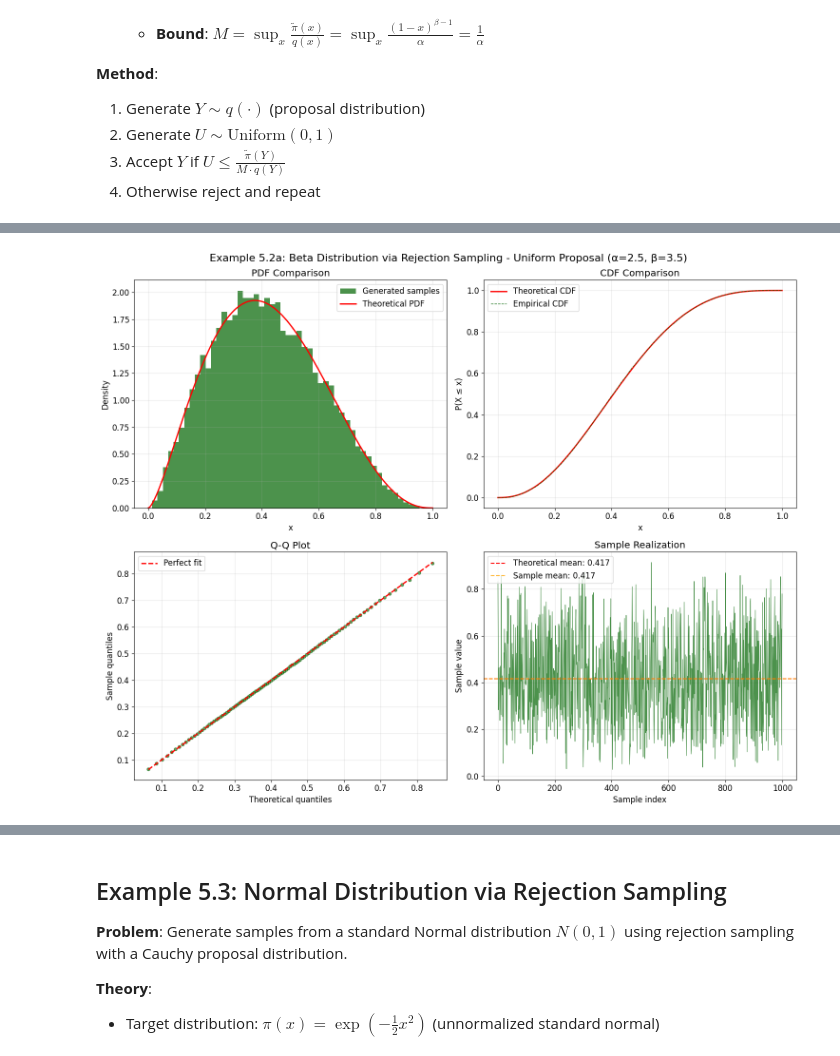
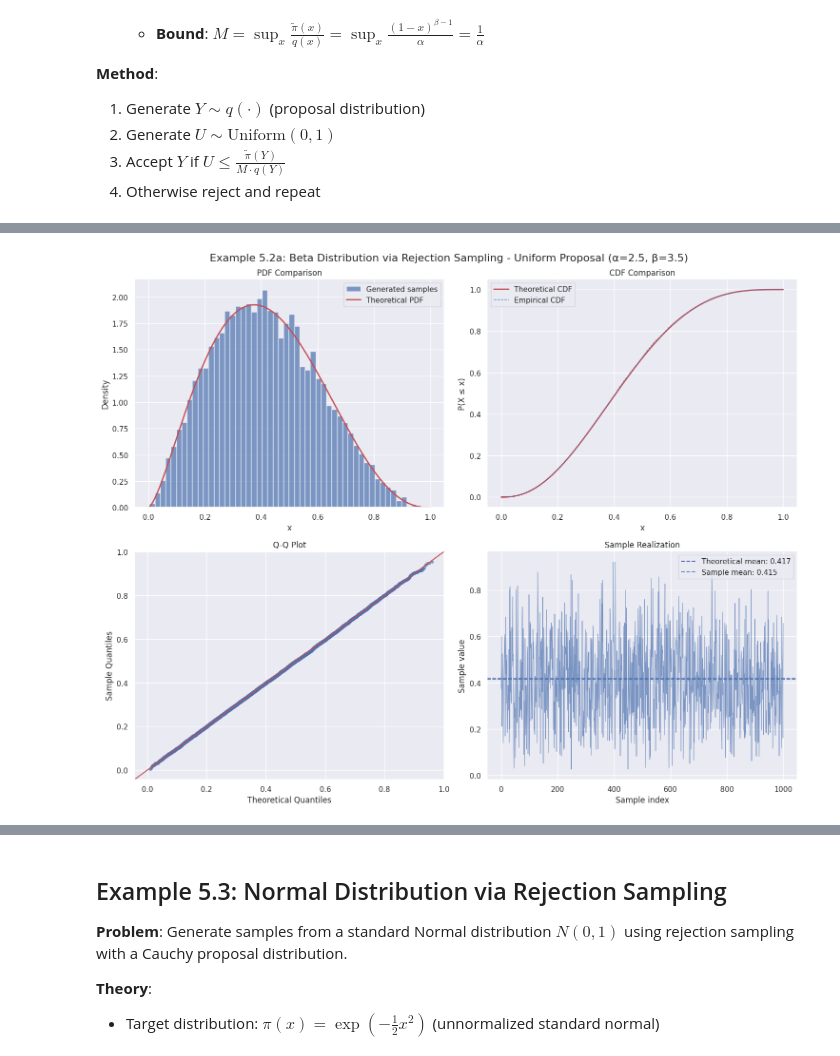
Before and after one commit to carsten-j/mc-lab, a Jupyter notebook: notebooks/week1.ipynb, the cells around one changed output, grey strips where cells are left out. Cells and saved outputs as stored; diff of their text form; code cells hidden in the pictures.

```diff
--- a/notebooks/week1.ipynb
+++ b/notebooks/week1.ipynb
@@ -36,15 +33,16 @@ print("🎉 Ready to use mc-lab!")
 # %%
 import matplotlib.pyplot as plt
 import numpy as np
+import seaborn as sns
 from scipy import stats
 
+from mc_lab.box_muller import box_muller
 from mc_lab.distribution_comparison import distribution_comparison
-
-# Import mc_lab functionality
 from mc_lab.importance_sampling import ImportanceSampler
 from mc_lab.inverse_transform import InverseTransformSampler
 from mc_lab.moment_comparison import compare_distribution_moments
 from mc_lab.plotting import plot_distribution_analysis
+from mc_lab.rejection_sampling import RejectionSampler
 
 # Set random seed for reproducibility
 np.random.seed(42)
@@ -54,6 +52,9 @@ plt.style.use("default")
 plt.rcParams["figure.figsize"] = (12, 8)
 plt.rcParams["font.size"] = 12
 
+sns.set_theme(style="darkgrid")
+sns.color_palette("tab10")
+
 n_samples = 10000
 # %% [markdown]
 # Inversion Method
@@ -815,18 +636,10 @@ plot_distribution_analysis(
 4. Otherwise reject and repeat
 # %%
 # Example 5.2a: Beta Distribution via Rejection Sampling - Case 1 (α, β ≥ 1)
-from mc_lab.rejection_sampling import RejectionSampler
 
 # Parameters for Case 1: α, β ≥ 1
 alpha_rej1 = 2.5
 beta_rej1 = 3.5
-n_samples_rej1 = 10000
-
-print(
-    f"Example 5.2a: Beta Distribution Beta({alpha_rej1}, {beta_rej1}) - Case 1 (α, β ≥ 1)"
-)
-print("Method: Rejection sampling with uniform proposal distribution")
-print()
 
 
 # Define target PDF (unnormalized Beta density)
@@ -875,7 +688,7 @@ sampler_beta_rej1 = RejectionSampler(
 
 # Generate samples
 print("Generating samples...")
-samples_beta_rej1 = sampler_beta_rej1.sample(n_samples_rej1)
+samples_beta_rej1 = sampler_beta_rej1.sample(n_samples)
 
 # Get sampling statistics
 stats_case1 = sampler_beta_rej1.get_stats()
@@ -883,13 +696,4 @@ print("Sampling completed!")
 print(f"Acceptance rate: {stats_case1['acceptance_rate']:.4f}")
 print(f"Total proposals: {stats_case1['total_proposals']}")
 print(f"Used M value: {stats_case1['current_M']:.6f}")
-print()
-
-print(f"Sample mean: {np.mean(samples_beta_rej1):.4f}")
-print(f"Sample variance: {np.var(samples_beta_rej1):.6f}")
-print(f"Sample standard deviation: {np.std(samples_beta_rej1):.6f}")
-print(
-    f"Sample range: [{np.min(samples_beta_rej1):.6f}, {np.max(samples_beta_rej1):.6f}]"
-)
-print()
 # %% [output]
@@ -1100,19 +786,18 @@ Case 2 theoretical acceptance rate: 0.7000
 # %%
 # Visualization for Example 5.2a: Beta Distribution - Case 1 (Rejection Sampling)
 scipy_beta_dist_rej1 = stats.beta(a=alpha_rej1, b=beta_rej1)
 plot_distribution_analysis(
     samples=samples_beta_rej1,
     distribution_name="Beta",
     example_number="5.2a",
     method_description=f"Rejection Sampling - Uniform Proposal (α={alpha_rej1}, β={beta_rej1})",
     theoretical_mean=theoretical_mean_rej1,
     sample_mean=sample_mean_rej1,
     scipy_dist=scipy_beta_dist_rej1,
-    color="darkgreen",
     x_range=(0, 1),
 )
 # %% [output]
-[figure, old version]
+[figure, new version]
 # %%
 # Visualization for Example 5.2b: Beta Distribution - Case 2 (Rejection Sampling)
 scipy_beta_dist_rej2 = stats.beta(a=alpha_rej2, b=beta_rej2)
```
Also changed, not shown: parts of 34 cells of this notebook, 5 other files.
